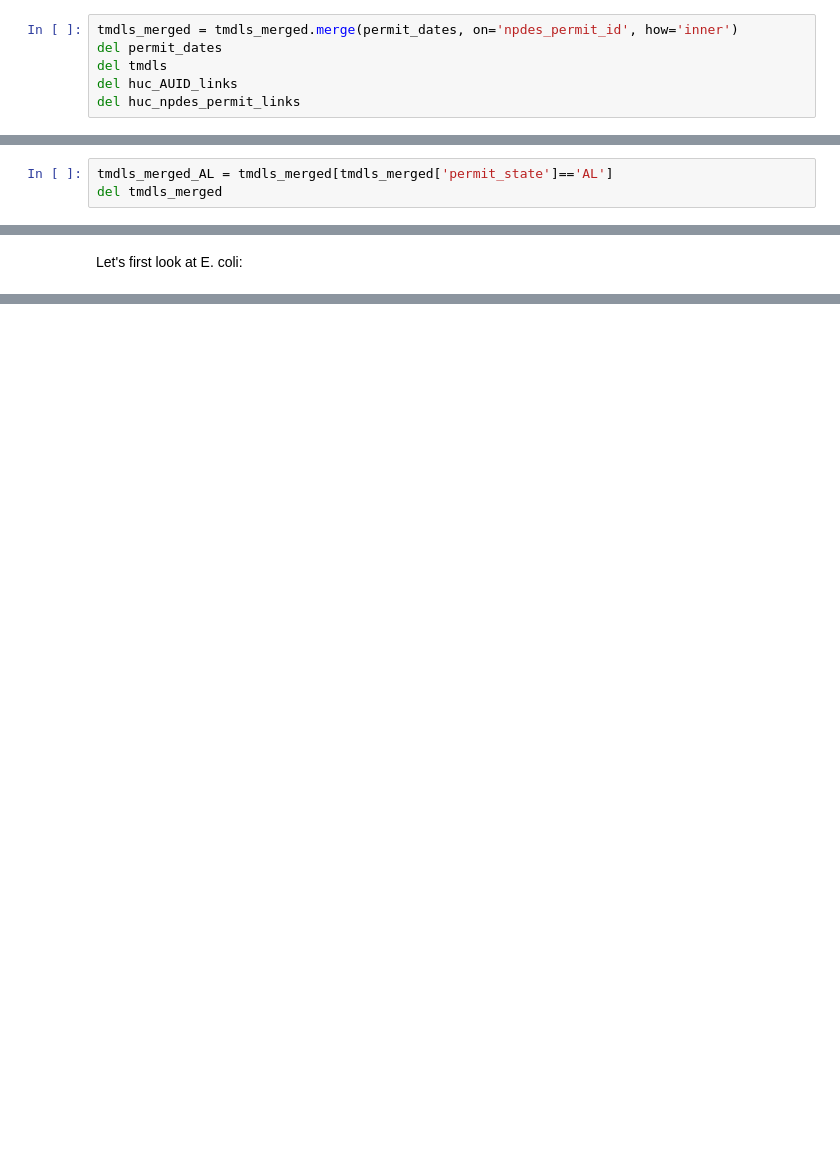
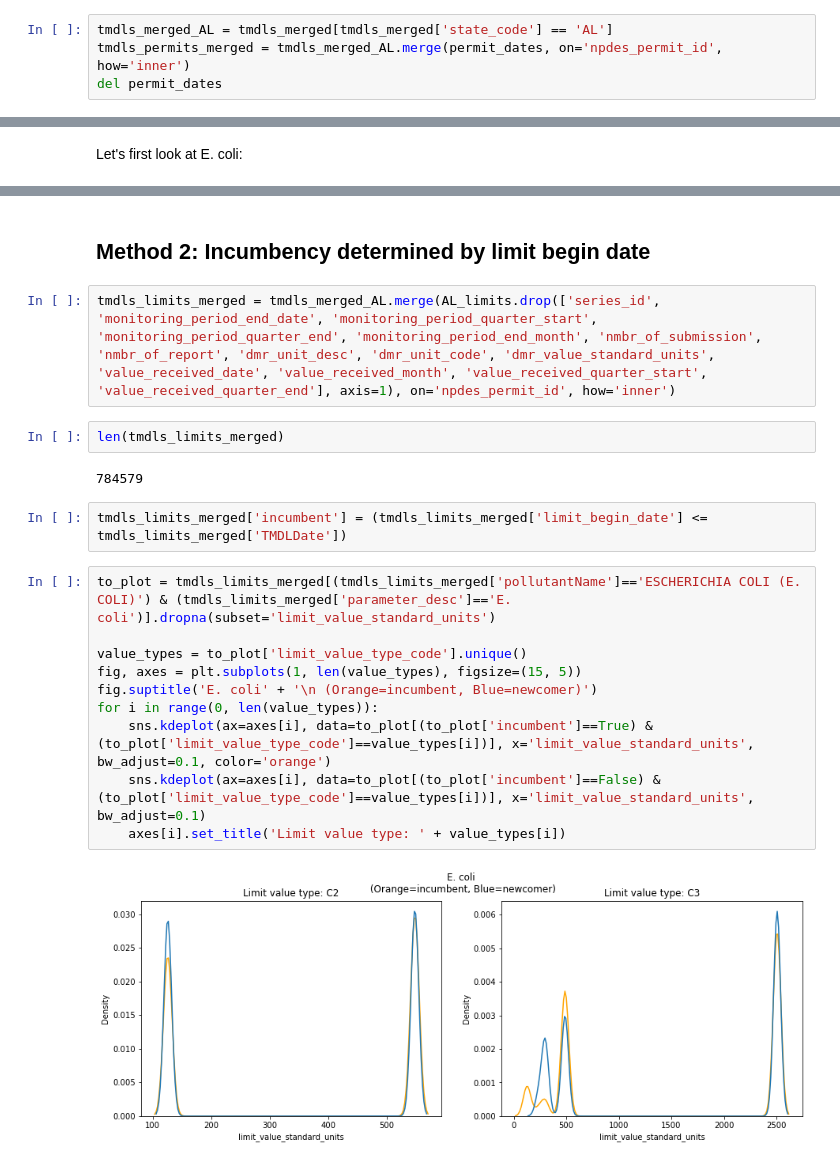
Before and after one commit to reglab/TMDLs_archived, a Jupyter notebook: exploring_grandfathering.ipynb, the cells around one changed output, grey strips where cells are left out. Drawn from its saved outputs; the diff is of its cells as text; blank space fills up the shorter version.

Commit message:
Began exploration of grandfathering of NPDES permittees after TMDLs

```diff
--- a/exploring_grandfathering.ipynb
+++ b/exploring_grandfathering.ipynb
@@ -43,7 +36,5 @@ len(tmdls_merged.drop_duplicates('actionIdentifier'))
 # %%
-tmdls_merged = tmdls_merged.merge(permit_dates, on='npdes_permit_id', how='inner')
+tmdls_merged_AL = tmdls_merged[tmdls_merged['state_code'] == 'AL']
+tmdls_permits_merged = tmdls_merged_AL.merge(permit_dates, on='npdes_permit_id', how='inner')
 del permit_dates
-del tmdls
-del huc_AUID_links
-del huc_npdes_permit_links
 # %%
@@ -66,3 +46,0 @@ Name: incumbent, dtype: int64
-# %%
-tmdls_merged_AL = tmdls_merged[tmdls_merged['permit_state']=='AL']
-del tmdls_merged
@@ -260,0 +95,22 @@ to_plot.drop_duplicates(subset=['npdes_permit_id', 'perm_feature_nmbr', 'limit_v
+# %% [markdown]
+## Method 2: Incumbency determined by limit begin date
+# %%
+tmdls_limits_merged = tmdls_merged_AL.merge(AL_limits.drop(['series_id', 'monitoring_period_end_date', 'monitoring_period_quarter_start', 'monitoring_period_quarter_end', 'monitoring_period_end_month', 'nmbr_of_submission', 'nmbr_of_report', 'dmr_unit_desc', 'dmr_unit_code', 'dmr_value_standard_units', 'value_received_date', 'value_received_month', 'value_received_quarter_start', 'value_received_quarter_end'], axis=1), on='npdes_permit_id', how='inner')
+# %%
+len(tmdls_limits_merged)
+# %% [output]
+784579
+# %%
+tmdls_limits_merged['incumbent'] = (tmdls_limits_merged['limit_begin_date'] <= tmdls_limits_merged['TMDLDate'])
+# %%
+to_plot = tmdls_limits_merged[(tmdls_limits_merged['pollutantName']=='ESCHERICHIA COLI (E. COLI)') & (tmdls_limits_merged['parameter_desc']=='E. coli')].dropna(subset='limit_value_standard_units')
+
+value_types = to_plot['limit_value_type_code'].unique()
+fig, axes = plt.subplots(1, len(value_types), figsize=(15, 5))
+fig.suptitle('E. coli' + '\n (Orange=incumbent, Blue=newcomer)')
+for i in range(0, len(value_types)):
+    sns.kdeplot(ax=axes[i], data=to_plot[(to_plot['incumbent']==True) & (to_plot['limit_value_type_code']==value_types[i])], x='limit_value_standard_units', bw_adjust=0.1, color='orange')
+    sns.kdeplot(ax=axes[i], data=to_plot[(to_plot['incumbent']==False) & (to_plot['limit_value_type_code']==value_types[i])], x='limit_value_standard_units', bw_adjust=0.1)
+    axes[i].set_title('Limit value type: ' + value_types[i])
+# %% [output]
+[figure, added]
```
Also changed, not shown: parts of 33 cells of this notebook.
